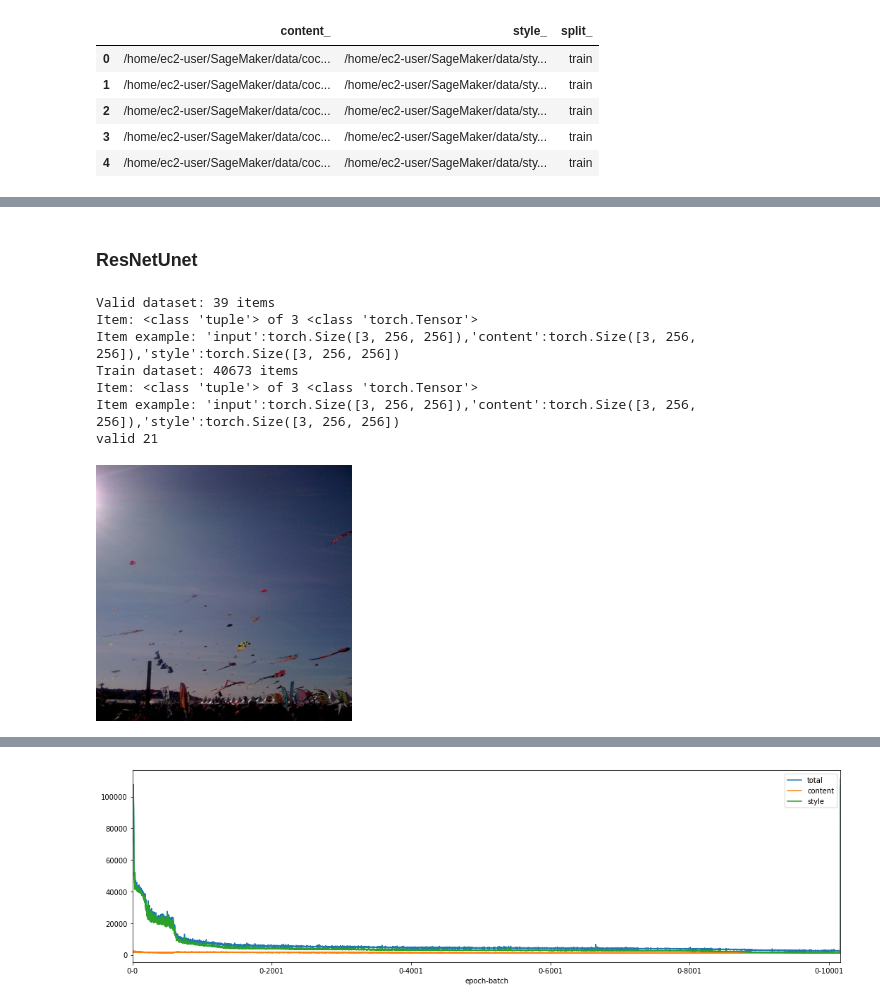
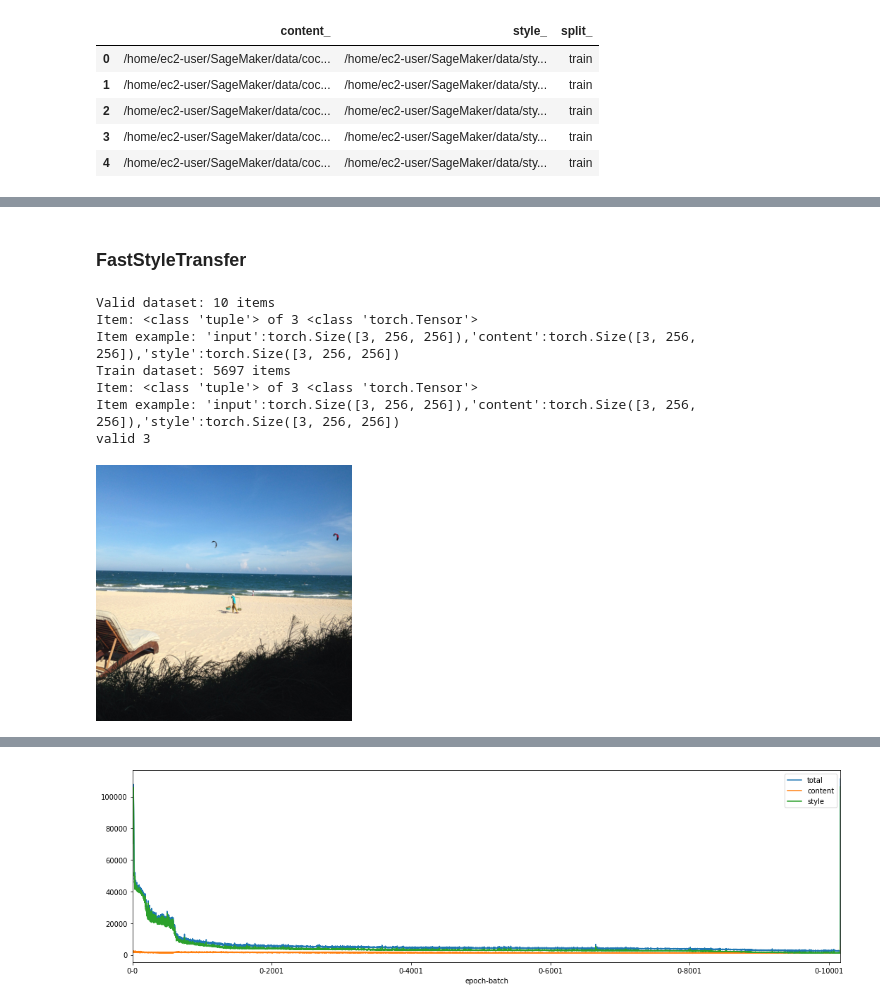
Before and after one commit to gabrielelanaro/ml-prototypes, a Jupyter notebook: prototypes/styletransfer/fast_neural_st/FastNeuralST.ipynb, the cells around one changed output, grey strips where cells are left out. Saved outputs shown, nothing was run; the diff lists cells and outputs as text; code cells hidden in the pictures.

```diff
--- a/prototypes/styletransfer/fast_neural_st/FastNeuralST.ipynb
+++ b/prototypes/styletransfer/fast_neural_st/FastNeuralST.ipynb
@@ -1,32 +1,2 @@
 # %% [markdown]
 ### Imports
-# %%
-from __future__ import print_function, division
-import os, mimetypes
-import sys
-import torch
-import pandas as pd
-from collections import defaultdict
-import PIL
-import random
-from tqdm.autonotebook import tqdm
-from tqdm import tnrange
-import numpy as np
-import matplotlib.pyplot as plt
-from torch.utils.data import Dataset, DataLoader
-from torchvision import transforms, utils, models
-from pathlib import Path
-from random import shuffle
-from scipy import ndimage
-#from torchsummary import summary
-import torch.nn as nn
-import time
-import copy
-import torch.optim as optim
-from torch.optim import lr_scheduler
-
-imagenet_stats = ([0.485, 0.456, 0.406], [0.229, 0.224, 0.225])
-if sys.platform == 'linux':
-    path = Path('/home/ec2-user/SageMaker/data')
-else:
-    path = Path('C:/Users/francesco.pochetti/Downloads/imagenette')
@@ -333,2 +53,2 @@ class DeProcess(Transform):
 # %% [markdown]
-### ResNetUnet
+### FastStyleTransfer
@@ -647,6 +55,6 @@ def get_model_opt(sched=None):
 # %%
 bs = 4
-sample = 0.5
+sample = 0.07
 size = 256
 
 rgb = MakeRGB()
@@ -666,20 +74,20 @@ dataloaders = {'train': DataLoader(train_ds, batch_size=bs, shuffle=True),
 # %%
 print(valid_ds)
 print(train_ds)
 
 datasets = {'train': train_ds, 'valid': valid_ds}
 d = random.choice(['train', 'valid'])
 i = random.choice(range(len(datasets[d])))
 print(d, i)
 
-test_data(dataloaders, datasets)
+test_data(dataloaders, datasets, bs, size)
 test_deprocess(datasets[d][i])
 # %% [output]
-Valid dataset: 39 items
+Valid dataset: 10 items
 Item: <class 'tuple'> of 3 <class 'torch.Tensor'>
 Item example: 'input':torch.Size([3, 256, 256]),'content':torch.Size([3, 256, 256]),'style':torch.Size([3, 256, 256])
-Train dataset: 40673 items
+Train dataset: 5697 items
 Item: <class 'tuple'> of 3 <class 'torch.Tensor'>
 Item example: 'input':torch.Size([3, 256, 256]),'content':torch.Size([3, 256, 256]),'style':torch.Size([3, 256, 256])
-valid 21
+valid 3
-[figure, old version]
+[figure, new version]
```
Also changed, not shown: parts of 54 cells of this notebook, 1 other file.
